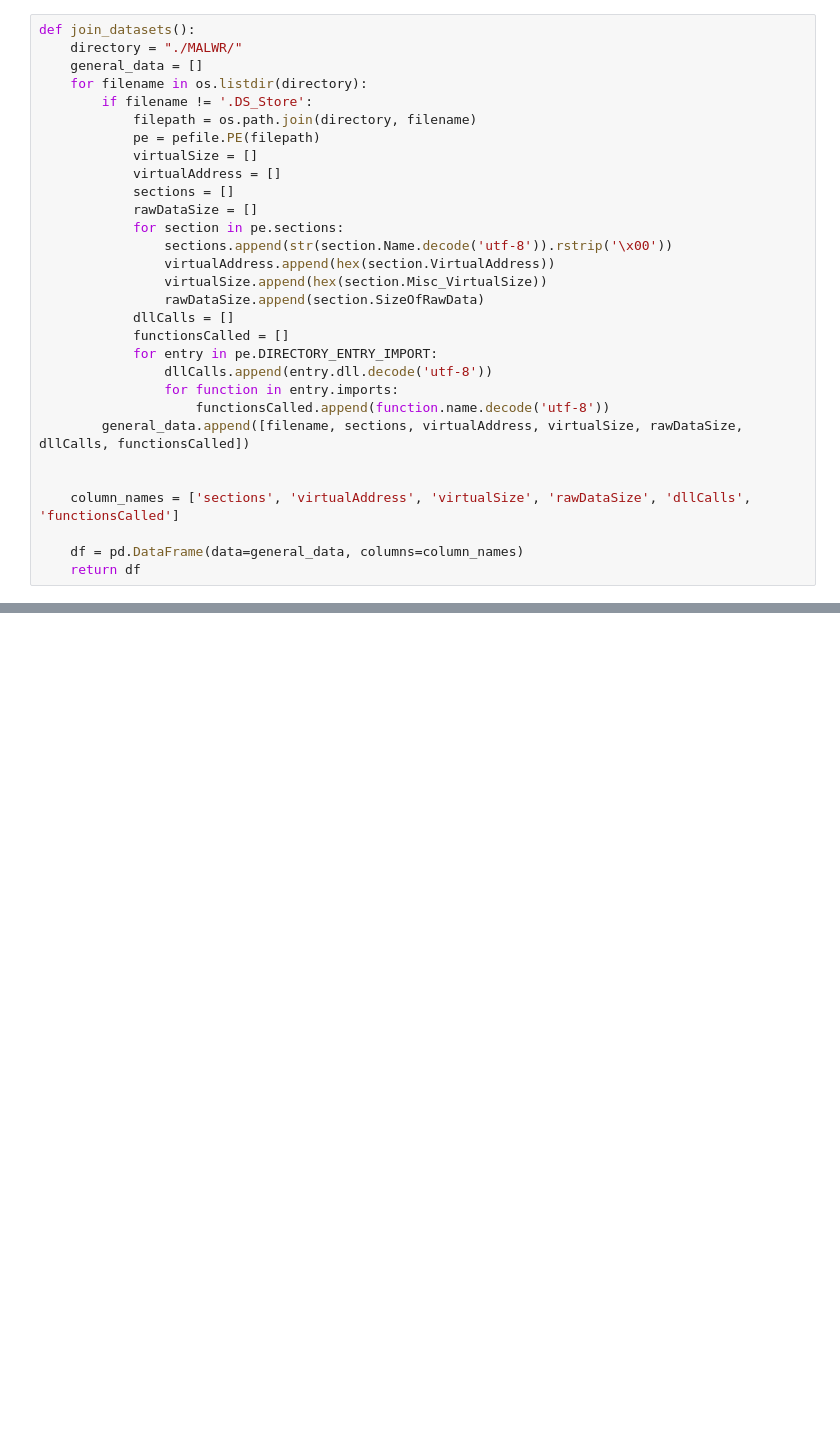
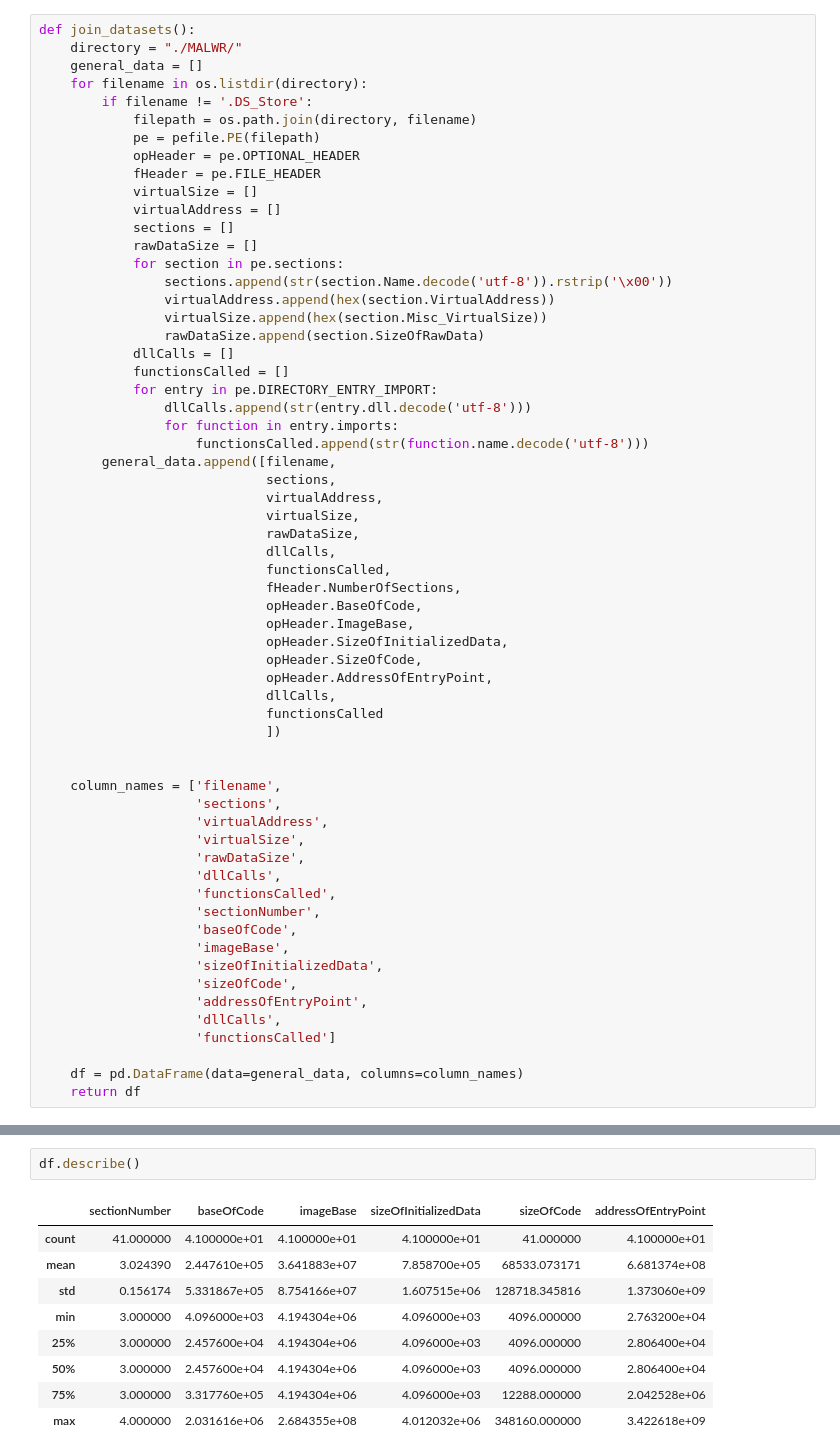
Before and after one commit to oscarsaravia/SDS-LAB04, a Jupyter notebook: lab4.ipynb, the cells around one changed output, grey strips where cells are left out. Cells and saved outputs as stored; diff of their text form; blank space fills up the shorter version.

```diff
--- a/lab4.ipynb
+++ b/lab4.ipynb
@@ -10,6 +11,8 @@ def join_datasets():
         if filename != '.DS_Store':
             filepath = os.path.join(directory, filename)
             pe = pefile.PE(filepath)
+            opHeader = pe.OPTIONAL_HEADER
+            fHeader = pe.FILE_HEADER
             virtualSize = []
             virtualAddress = []
             sections = []
@@ -22,13 +25,42 @@ def join_datasets():
             dllCalls = []
             functionsCalled = []
             for entry in pe.DIRECTORY_ENTRY_IMPORT:
-                dllCalls.append(entry.dll.decode('utf-8'))
+                dllCalls.append(str(entry.dll.decode('utf-8')))
                 for function in entry.imports:
-                    functionsCalled.append(function.name.decode('utf-8'))
-        general_data.append([filename, sections, virtualAddress, virtualSize, rawDataSize, dllCalls, functionsCalled])
+                    functionsCalled.append(str(function.name.decode('utf-8')))
+        general_data.append([filename,
+                             sections,
+                             virtualAddress,
+                             virtualSize,
+                             rawDataSize,
+                             dllCalls,
+                             functionsCalled,
+                             fHeader.NumberOfSections,
+                             opHeader.BaseOfCode,
+                             opHeader.ImageBase,
+                             opHeader.SizeOfInitializedData,
+                             opHeader.SizeOfCode,
+                             opHeader.AddressOfEntryPoint,
+                             dllCalls,
+                             functionsCalled
+                             ])
 
 
-    column_names = ['sections', 'virtualAddress', 'virtualSize', 'rawDataSize', 'dllCalls', 'functionsCalled']
+    column_names = ['filename',
+                    'sections',
+                    'virtualAddress',
+                    'virtualSize',
+                    'rawDataSize',
+                    'dllCalls',
+                    'functionsCalled',
+                    'sectionNumber',
+                    'baseOfCode',
+                    'imageBase',
+                    'sizeOfInitializedData',
+                    'sizeOfCode',
+                    'addressOfEntryPoint',
+                    'dllCalls',
+                    'functionsCalled']
 
     df = pd.DataFrame(data=general_data, columns=column_names)
     return df
@@ -39,0 +97,12 @@ len(df)
+# %%
+df.describe()
+# %% [output]
+|  | sectionNumber | baseOfCode | imageBase | sizeOfInitializedData | sizeOfCode | addressOfEntryPoint |
+| count | 41.000000 | 4.100000e+01 | 4.100000e+01 | 4.100000e+01 | 41.000000 | 4.100000e+01 |
+| mean | 3.024390 | 2.447610e+05 | 3.641883e+07 | 7.858700e+05 | 68533.073171 | 6.681374e+08 |
+| std | 0.156174 | 5.331867e+05 | 8.754166e+07 | 1.607515e+06 | 128718.345816 | 1.373060e+09 |
+| min | 3.000000 | 4.096000e+03 | 4.194304e+06 | 4.096000e+03 | 4096.000000 | 2.763200e+04 |
+| 25% | 3.000000 | 2.457600e+04 | 4.194304e+06 | 4.096000e+03 | 4096.000000 | 2.806400e+04 |
+| 50% | 3.000000 | 2.457600e+04 | 4.194304e+06 | 4.096000e+03 | 4096.000000 | 2.806400e+04 |
+| 75% | 3.000000 | 3.317760e+05 | 4.194304e+06 | 4.096000e+03 | 12288.000000 | 2.042528e+06 |
+| max | 4.000000 | 2.031616e+06 | 2.684355e+08 | 4.012032e+06 | 348160.000000 | 3.422618e+09 |
```
Also changed, not shown: parts of 9 cells of this notebook.
